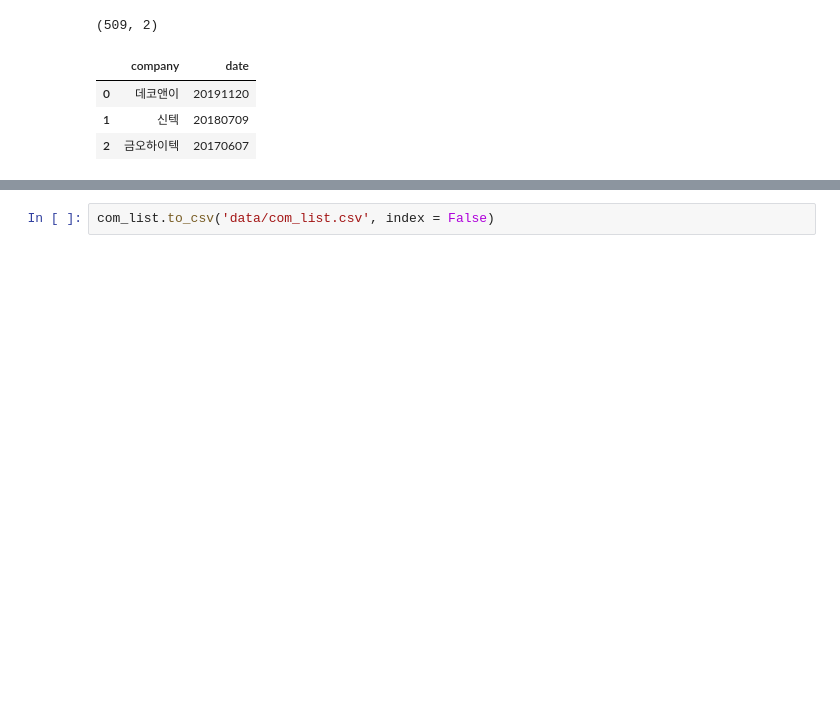
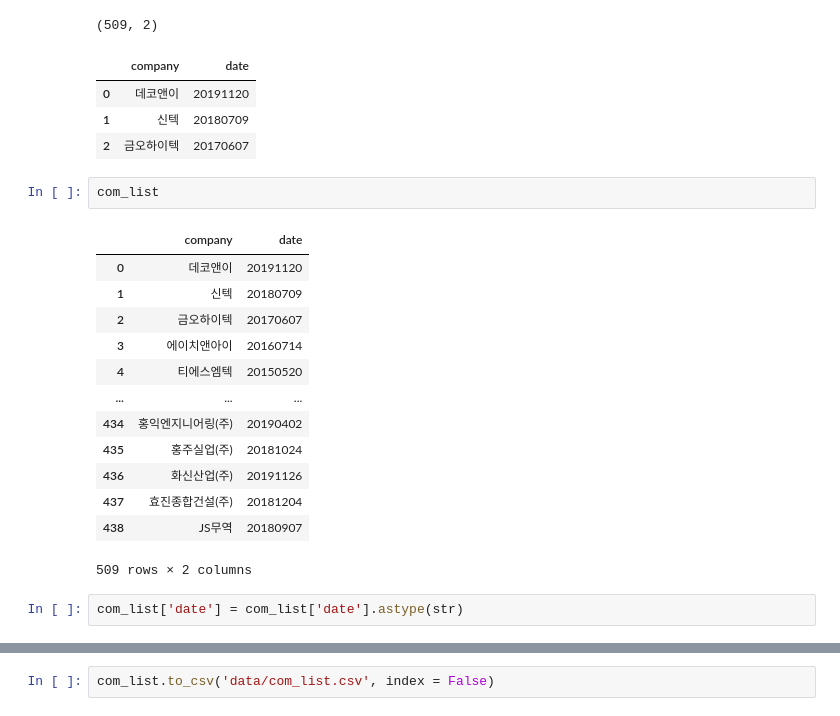
Before and after one commit to Seungki-Jeong/Analysis-of-Corporate-Bankruptcy, a Jupyter notebook: (windows)재무제표, 현금흐름표, 포괄손익계산서 예시-Copy1.ipynb, the cells around one changed output, grey strips where cells are left out. Saved outputs shown, nothing was run; the diff lists cells and outputs as text; blank space fills up the shorter version.

```diff
--- a/(windows)재무제표, 현금흐름표, 포괄손익계산서 예시-Copy1.ipynb
+++ b/(windows)재무제표, 현금흐름표, 포괄손익계산서 예시-Copy1.ipynb
@@ -56,3 +56,21 @@ com_list.head(3)
 | 0 | 데코앤이 | 20191120 |
 | 1 | 신텍 | 20180709 |
 | 2 | 금오하이텍 | 20170607 |
+# %%
+com_list
+# %% [output]
+|  | company | date |
+| 0 | 데코앤이 | 20191120 |
+| 1 | 신텍 | 20180709 |
+| 2 | 금오하이텍 | 20170607 |
+| 3 | 에이치앤아이 | 20160714 |
+| 4 | 티에스엠텍 | 20150520 |
+| ... | ... | ... |
+| 434 | 홍익엔지니어링(주) | 20190402 |
+| 435 | 홍주실업(주) | 20181024 |
+| 436 | 화신산업(주) | 20191126 |
+| 437 | 효진종합건설(주) | 20181204 |
+| 438 | JS무역 | 20180907 |
+509 rows × 2 columns
+# %%
+com_list['date'] = com_list['date'].astype(str)
```
Also changed, not shown: parts of 6 cells of this notebook, 1 other file.
